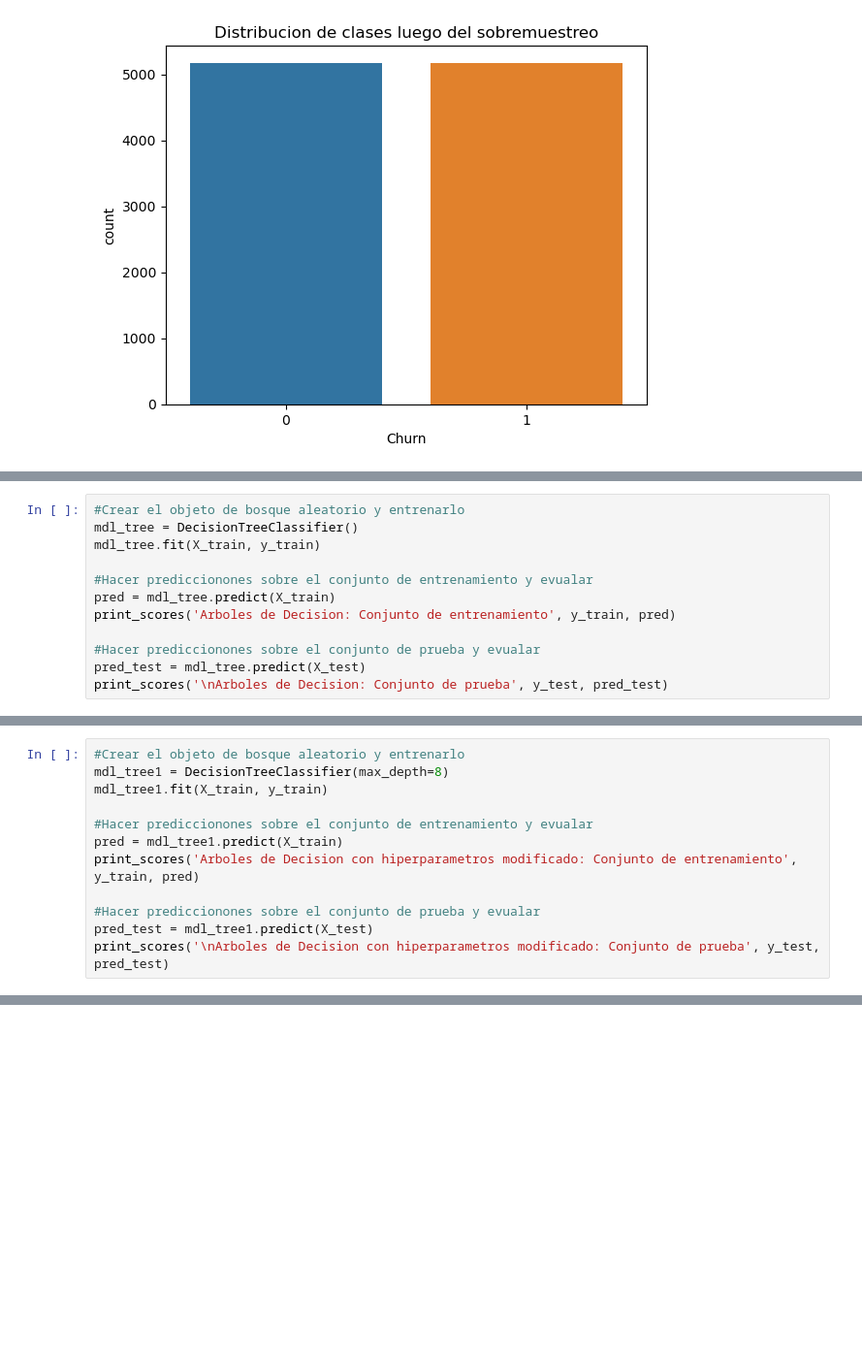
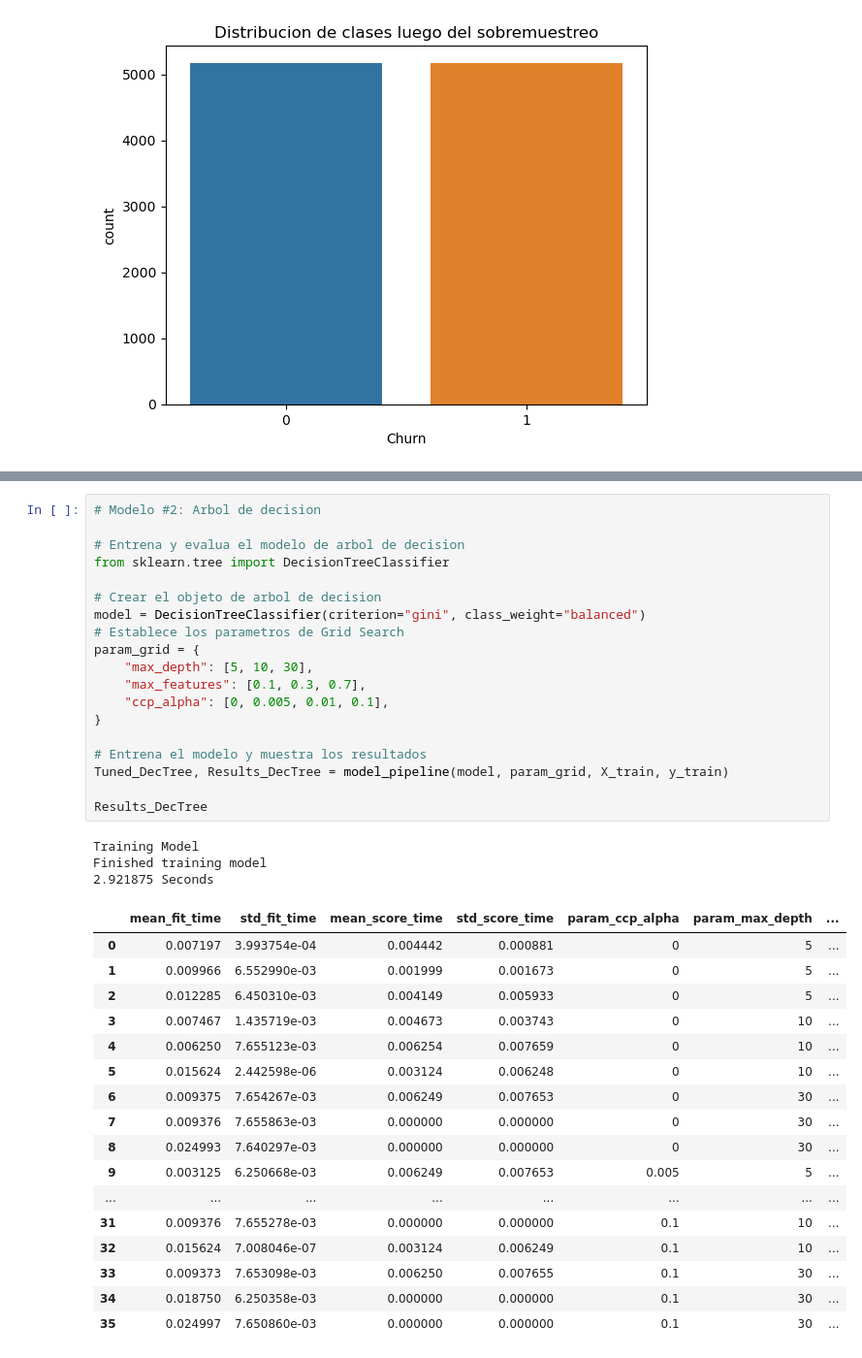
Before and after one commit to alainleo92/Participacion-Hackthon_IA, a Jupyter notebook: Churn.ipynb, the cells around one changed output, grey strips where cells are left out. Shown at 97% size. Drawn from its saved outputs; the diff is of its cells as text; blank space fills up the shorter version.

```diff
--- a/Churn.ipynb
+++ b/Churn.ipynb
@@ -495,12 +482,0 @@ Luego de observar las metricas obtenidas del modelo Machine Learning se pueden e
-# %%
-#Crear el objeto de bosque aleatorio y entrenarlo
-mdl_tree = DecisionTreeClassifier()
-mdl_tree.fit(X_train, y_train)
-
-#Hacer prediccionones sobre el conjunto de entrenamiento y evualar
-pred = mdl_tree.predict(X_train)
-print_scores('Arboles de Decision: Conjunto de entrenamiento', y_train, pred)
-
-#Hacer prediccionones sobre el conjunto de prueba y evualar
-pred_test = mdl_tree.predict(X_test)
-print_scores('\nArboles de Decision: Conjunto de prueba', y_test, pred_test)
@@ -536,12 +482,0 @@ scores.mean()
-# %%
-#Crear el objeto de bosque aleatorio y entrenarlo
-mdl_tree1 = DecisionTreeClassifier(max_depth=8)
-mdl_tree1.fit(X_train, y_train)
-
-#Hacer prediccionones sobre el conjunto de entrenamiento y evualar
-pred = mdl_tree1.predict(X_train)
-print_scores('Arboles de Decision con hiperparametros modificado: Conjunto de entrenamiento', y_train, pred)
-
-#Hacer prediccionones sobre el conjunto de prueba y evualar
-pred_test = mdl_tree1.predict(X_test)
-print_scores('\nArboles de Decision con hiperparametros modificado: Conjunto de prueba', y_test, pred_test)
@@ -564,0 +567,40 @@ array([[3110, 1020],
+# %%
+# Modelo #2: Arbol de decision
+
+# Entrena y evalua el modelo de arbol de decision
+from sklearn.tree import DecisionTreeClassifier
+
+# Crear el objeto de arbol de decision
+model = DecisionTreeClassifier(criterion="gini", class_weight="balanced")
+# Establece los parametros de Grid Search
+param_grid = {
+    "max_depth": [5, 10, 30],
+    "max_features": [0.1, 0.3, 0.7],
+    "ccp_alpha": [0, 0.005, 0.01, 0.1],
+}
+
+# Entrena el modelo y muestra los resultados
+Tuned_DecTree, Results_DecTree = model_pipeline(model, param_grid, X_train, y_train)
+
+Results_DecTree
+# %% [output]
+Training Model
+Finished training model
+2.921875 Seconds
+|  | mean_fit_time | std_fit_time | mean_score_time | std_score_time | param_ccp_alpha | param_max_depth | ... |
+| 0 | 0.007197 | 3.993754e-04 | 0.004442 | 0.000881 | 0 | 5 | ... |
+| 1 | 0.009966 | 6.552990e-03 | 0.001999 | 0.001673 | 0 | 5 | ... |
+| 2 | 0.012285 | 6.450310e-03 | 0.004149 | 0.005933 | 0 | 5 | ... |
+| 3 | 0.007467 | 1.435719e-03 | 0.004673 | 0.003743 | 0 | 10 | ... |
+| 4 | 0.006250 | 7.655123e-03 | 0.006254 | 0.007659 | 0 | 10 | ... |
+| 5 | 0.015624 | 2.442598e-06 | 0.003124 | 0.006248 | 0 | 10 | ... |
+| 6 | 0.009375 | 7.654267e-03 | 0.006249 | 0.007653 | 0 | 30 | ... |
+| 7 | 0.009376 | 7.655863e-03 | 0.000000 | 0.000000 | 0 | 30 | ... |
+| 8 | 0.024993 | 7.640297e-03 | 0.000000 | 0.000000 | 0 | 30 | ... |
+| 9 | 0.003125 | 6.250668e-03 | 0.006249 | 0.007653 | 0.005 | 5 | ... |
+| ... | ... | ... | ... | ... | ... | ... | ... |
+| 31 | 0.009376 | 7.655278e-03 | 0.000000 | 0.000000 | 0.1 | 10 | ... |
+| 32 | 0.015624 | 7.008046e-07 | 0.003124 | 0.006249 | 0.1 | 10 | ... |
+| 33 | 0.009373 | 7.653098e-03 | 0.006250 | 0.007655 | 0.1 | 30 | ... |
+| 34 | 0.018750 | 6.250358e-03 | 0.000000 | 0.000000 | 0.1 | 30 | ... |
+| 35 | 0.024997 | 7.650860e-03 | 0.000000 | 0.000000 | 0.1 | 30 | ... |
```
Also changed, not shown: parts of 53 cells of this notebook.
